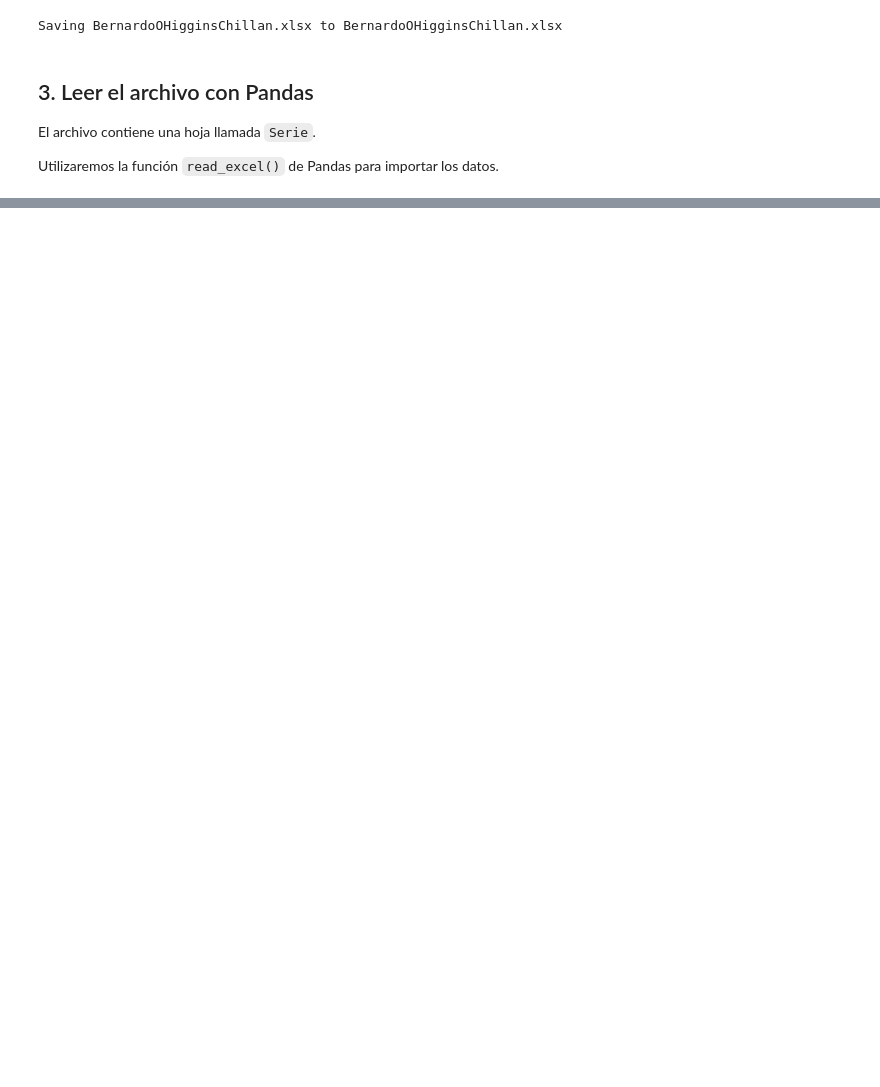
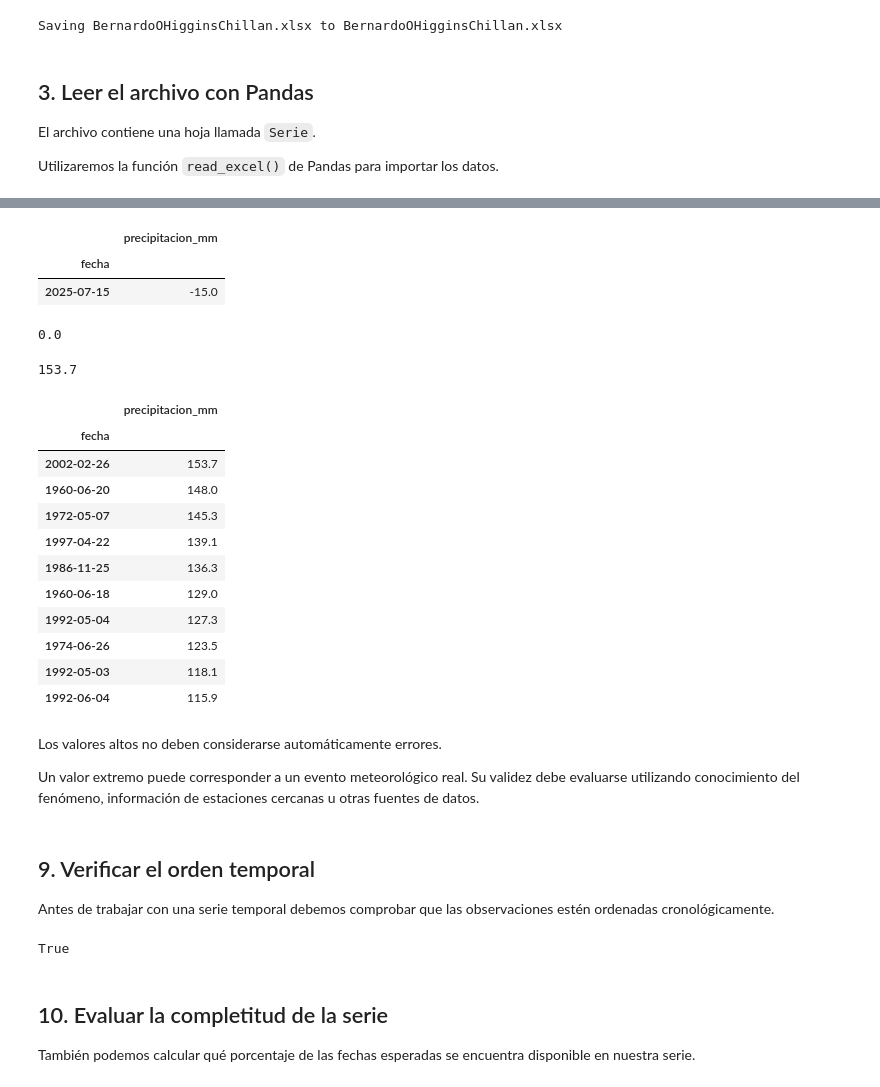
Before and after one commit to paulmunozpauta/Curso_Introduccion_Ciencia_Datos, a Jupyter notebook: Notebooks/M02_02_Organización_preparación_datos.ipynb, the cells around one changed output, grey strips where cells are left out. Cells and saved outputs as stored; diff of their text form; code cells hidden in the pictures; blank space fills up the shorter version.

```diff
--- a/Notebooks/M02_02_Organización_preparación_datos.ipynb
+++ b/Notebooks/M02_02_Organización_preparación_datos.ipynb
@@ -688,0 +74,25 @@ El gráfico debe incluir:
+# %%
+datos = pd.read_excel(
+    "BernardoOHigginsChillan.xlsx",
+    sheet_name="Serie"
+)
+
+datos["fecha"] = pd.to_datetime(
+    dict(
+        year=datos["agno"],
+        month=datos["mes"],
+        day=datos["dia"]
+    )
+)
+
+datos = datos.rename(columns={
+    "valor": "precipitacion_mm"
+})
+
+datos = datos[
+    ["fecha", "precipitacion_mm"]
+]
+
+datos = datos.set_index("fecha")
+
+datos.head()
@@ -688,0 +113,2 @@ El gráfico debe incluir:
+# %%
+datos_limpieza = datos.copy()
@@ -688,0 +292,46 @@ El gráfico debe incluir:
+# %%
+datos_error[
+    datos_error["precipitacion_mm"] < 0
+]
+# %% [output]
+|  | precipitacion_mm |
+| fecha |  |
+| 2025-07-15 | -15.0 |
+# %%
+datos_limpieza["precipitacion_mm"].min()
+# %% [output]
+0.0
+# %%
+datos_limpieza["precipitacion_mm"].max()
+# %% [output]
+153.7
+# %%
+datos_limpieza.nlargest(
+    10,
+    "precipitacion_mm"
+)
+# %% [output]
+|  | precipitacion_mm |
+| fecha |  |
+| 2002-02-26 | 153.7 |
+| 1960-06-20 | 148.0 |
+| 1972-05-07 | 145.3 |
+| 1997-04-22 | 139.1 |
+| 1986-11-25 | 136.3 |
+| 1960-06-18 | 129.0 |
+| 1992-05-04 | 127.3 |
+| 1974-06-26 | 123.5 |
+| 1992-05-03 | 118.1 |
+| 1992-06-04 | 115.9 |
+# %% [markdown]
+Los valores altos no deben considerarse automáticamente errores.
+
+Un valor extremo puede corresponder a un evento meteorológico real. Su validez debe evaluarse utilizando conocimiento del fenómeno, información de estaciones cercanas u otras fuentes de datos.
+# %% [markdown]
+## 9. Verificar el orden temporal
+
+Antes de trabajar con una serie temporal debemos comprobar que las observaciones estén ordenadas cronológicamente.
+# %%
+datos_limpieza.index.is_monotonic_increasing
+# %% [output]
+True
@@ -688,0 +340,4 @@ El gráfico debe incluir:
+# %% [markdown]
+## 10. Evaluar la completitud de la serie
+
+También podemos calcular qué porcentaje de las fechas esperadas se encuentra disponible en nuestra serie.
```
Also changed, not shown: parts of 98 cells of this notebook.
